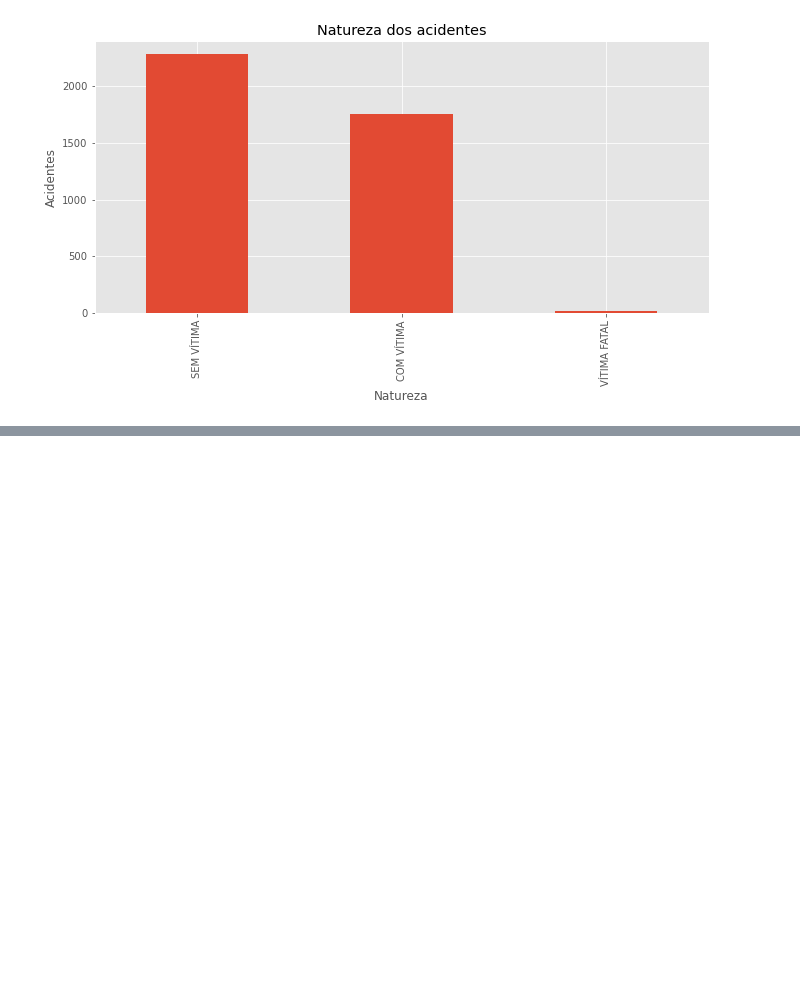
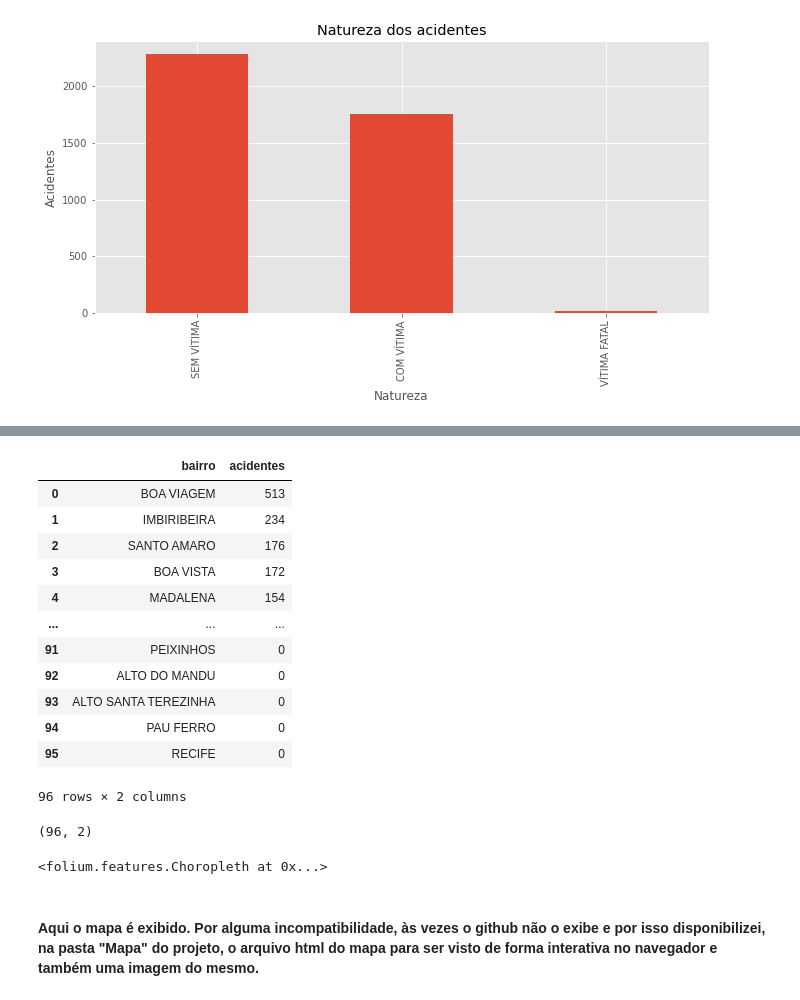
Before and after one commit to eduardoluiz7/IF697---Projeto-Ci-ncia-de-Dados, a Jupyter notebook: Projeto DataScience.ipynb, the cells around one changed output, grey strips where cells are left out. Cells and saved outputs as stored; diff of their text form; code cells hidden in the pictures; blank space fills up the shorter version.

```diff
--- a/Projeto DataScience.ipynb
+++ b/Projeto DataScience.ipynb
@@ -426,0 +497,3 @@ recife
+# %%
+# foi preciso converter de volta o tipo da coluna bairro para poder realizar a junção dos bairros que estavam em falta
+acidentes_por_bairro['bairro'] = acidentes_por_bairro['bairro'].astype('object')
@@ -426,0 +502,8 @@ recife
+# %%
+def changePoco(x):
+    if x == 'POCO DA PANELA':
+        return 'POCO'
+    else:
+        return x
+
+acidentes_por_bairro['bairro'] = acidentes_por_bairro['bairro'].apply(changePoco)
@@ -426,0 +522,3 @@ recife
+# %%
+toadd_df = pd.DataFrame([['PEIXINHOS', 0],['ALTO DO MANDU', 0], ['ALTO SANTA TEREZINHA', 0], ['PAU FERRO', 0], ['RECIFE', 0]], columns=['bairro', 'acidentes'])
+toadd_df
@@ -426,0 +532,21 @@ recife
+# %%
+acidentes_por_bairro = acidentes_por_bairro.append(toadd_df, ignore_index=True)
+acidentes_por_bairro
+# %% [output]
+|  | bairro | acidentes |
+| 0 | BOA VIAGEM | 513 |
+| 1 | IMBIRIBEIRA | 234 |
+| 2 | SANTO AMARO | 176 |
+| 3 | BOA VISTA | 172 |
+| 4 | MADALENA | 154 |
+| ... | ... | ... |
+| 91 | PEIXINHOS | 0 |
+| 92 | ALTO DO MANDU | 0 |
+| 93 | ALTO SANTA TEREZINHA | 0 |
+| 94 | PAU FERRO | 0 |
+| 95 | RECIFE | 0 |
+96 rows × 2 columns
+# %%
+acidentes_por_bairro.shape
+# %% [output]
+(96, 2)
@@ -426,0 +556,16 @@ recife
+# %%
+# Adicionando dados ao mapa criado
+
+folium.Choropleth(
+    geo_data=maprecife,
+    data=acidentes_por_bairro,
+    columns=["bairro", "acidentes"],
+    key_on="feature.properties.bairro_nome_ca",
+    legend_name="Acidentes por Bairro",
+    highlight=True,
+    fill_color="OrRd",
+).add_to(recife)
+# %% [output]
+<folium.features.Choropleth at 0x...>
+# %% [markdown]
+#### Aqui o mapa é exibido. Por alguma incompatibilidade, às vezes o github não o exibe e por isso disponibilizei, na pasta "Mapa" do projeto, o arquivo html do mapa para ser visto de forma interativa no navegador e também uma imagem do mesmo.
```
Also changed, not shown: parts of 72 cells of this notebook.
